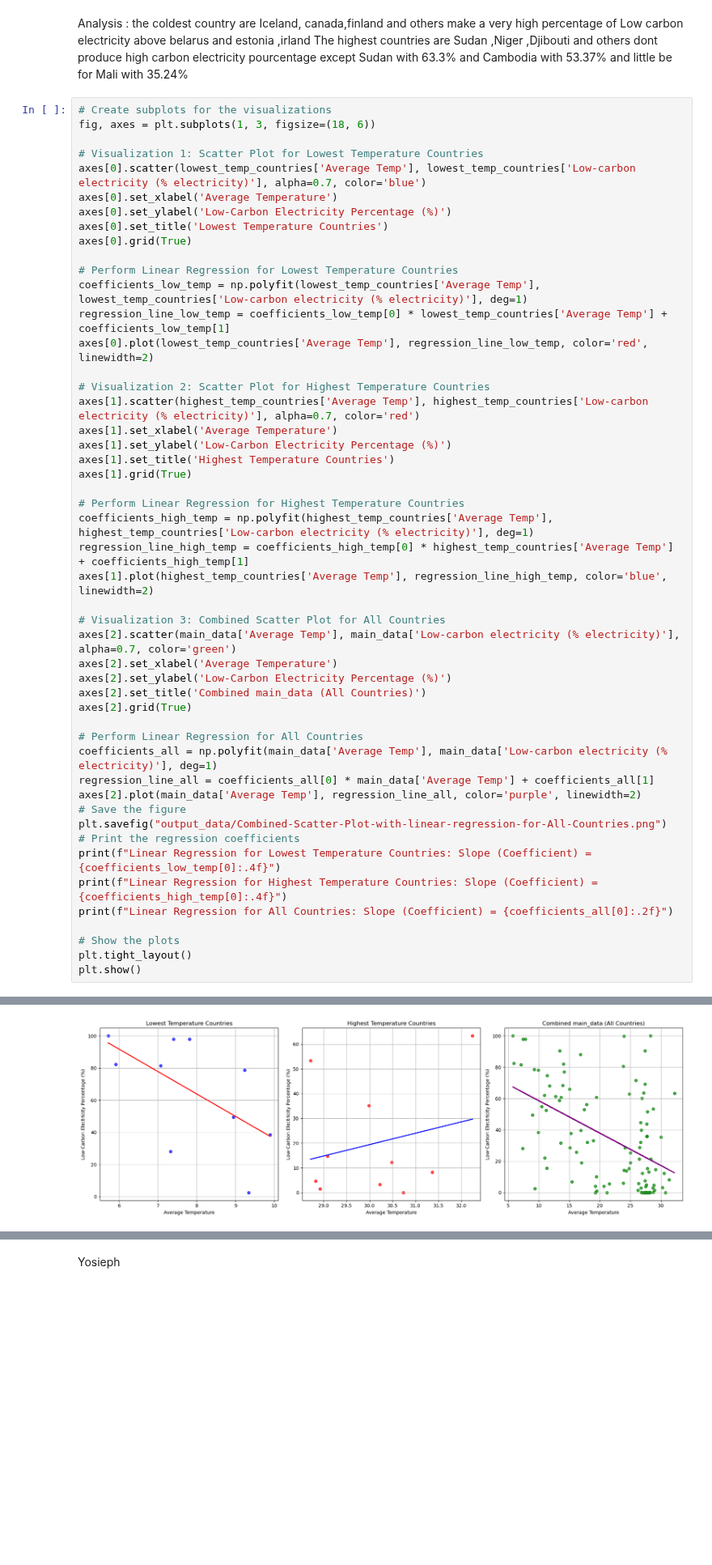
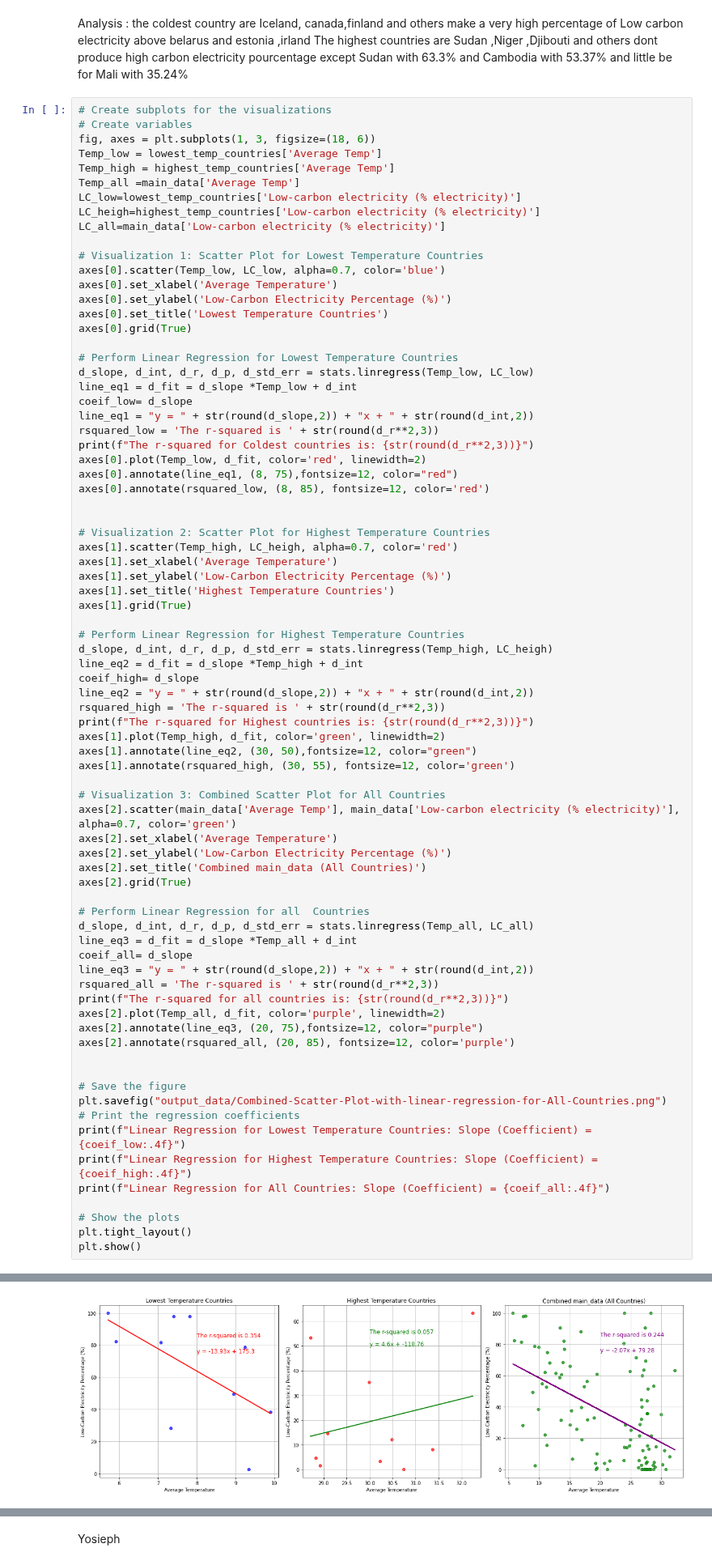
Before and after one commit to yosieph/Project1, a Jupyter notebook: project1.ipynb, the cells around one changed output, grey strips where cells are left out. Shown at 81% size. Saved outputs shown, nothing was run; the diff lists cells and outputs as text; blank space fills up the shorter version.

Commit message:
add Ttest and the r-squared

```diff
--- a/project1.ipynb
+++ b/project1.ipynb
@@ -458,31 +450,51 @@ result_df.head(20)
 Analysis : the coldest country are Iceland, canada,finland and others make a very high percentage of Low carbon electricity above belarus and estonia ,irland The highest countries are Sudan ,Niger ,Djibouti and others dont produce high carbon electricity pourcentage except Sudan with 63.3% and Cambodia with 53.37% and little be for Mali with 35.24%
 # %%
 # Create subplots for the visualizations
+# Create variables
 fig, axes = plt.subplots(1, 3, figsize=(18, 6))
+Temp_low = lowest_temp_countries['Average Temp']
+Temp_high = highest_temp_countries['Average Temp']
+Temp_all =main_data['Average Temp']
+LC_low=lowest_temp_countries['Low-carbon electricity (% electricity)']
+LC_heigh=highest_temp_countries['Low-carbon electricity (% electricity)']
+LC_all=main_data['Low-carbon electricity (% electricity)']
 
 # Visualization 1: Scatter Plot for Lowest Temperature Countries
-axes[0].scatter(lowest_temp_countries['Average Temp'], lowest_temp_countries['Low-carbon electricity (% electricity)'], alpha=0.7, color='blue')
+axes[0].scatter(Temp_low, LC_low, alpha=0.7, color='blue')
 axes[0].set_xlabel('Average Temperature')
 axes[0].set_ylabel('Low-Carbon Electricity Percentage (%)')
 axes[0].set_title('Lowest Temperature Countries')
 axes[0].grid(True)
 
 # Perform Linear Regression for Lowest Temperature Countries
-coefficients_low_temp = np.polyfit(lowest_temp_countries['Average Temp'], lowest_temp_countries['Low-carbon electricity (% electricity)'], deg=1)
-regression_line_low_temp = coefficients_low_temp[0] * lowest_temp_countries['Average Temp'] + coefficients_low_temp[1]
-axes[0].plot(lowest_temp_countries['Average Temp'], regression_line_low_temp, color='red', linewidth=2)
+d_slope, d_int, d_r, d_p, d_std_err = stats.linregress(Temp_low, LC_low)
+line_eq1 = d_fit = d_slope *Temp_low + d_int
+coeif_low= d_slope
+line_eq1 = "y = " + str(round(d_slope,2)) + "x + " + str(round(d_int,2))
+rsquared_low = 'The r-squared is ' + str(round(d_r**2,3))
+print(f"The r-squared for Coldest countries is: {str(round(d_r**2,3))}")
+axes[0].plot(Temp_low, d_fit, color='red', linewidth=2)
+axes[0].annotate(line_eq1, (8, 75),fontsize=12, color="red")
+axes[0].annotate(rsquared_low, (8, 85), fontsize=12, color='red')
+
 
 # Visualization 2: Scatter Plot for Highest Temperature Countries
-axes[1].scatter(highest_temp_countries['Average Temp'], highest_temp_countries['Low-carbon electricity (% electricity)'], alpha=0.7, color='red')
+axes[1].scatter(Temp_high, LC_heigh, alpha=0.7, color='red')
 axes[1].set_xlabel('Average Temperature')
 axes[1].set_ylabel('Low-Carbon Electricity Percentage (%)')
 axes[1].set_title('Highest Temperature Countries')
 axes[1].grid(True)
 
 # Perform Linear Regression for Highest Temperature Countries
-coefficients_high_temp = np.polyfit(highest_temp_countries['Average Temp'], highest_temp_countries['Low-carbon electricity (% electricity)'], deg=1)
-regression_line_high_temp = coefficients_high_temp[0] * highest_temp_countries['Average Temp'] + coefficients_high_temp[1]
-axes[1].plot(highest_temp_countries['Average Temp'], regression_line_high_temp, color='blue', linewidth=2)
+d_slope, d_int, d_r, d_p, d_std_err = stats.linregress(Temp_high, LC_heigh)
+line_eq2 = d_fit = d_slope *Temp_high + d_int
+coeif_high= d_slope
+line_eq2 = "y = " + str(round(d_slope,2)) + "x + " + str(round(d_int,2))
+rsquared_high = 'The r-squared is ' + str(round(d_r**2,3))
+print(f"The r-squared for Highest countries is: {str(round(d_r**2,3))}")
+axes[1].plot(Temp_high, d_fit, color='green', linewidth=2)
+axes[1].annotate(line_eq2, (30, 50),fontsize=12, color="green")
+axes[1].annotate(rsquared_high, (30, 55), fontsize=12, color='green')
 
 # Visualization 3: Combined Scatter Plot for All Countries
 axes[2].scatter(main_data['Average Temp'], main_data['Low-carbon electricity (% electricity)'], alpha=0.7, color='green')
@@ -491,16 +503,24 @@ axes[2].set_ylabel('Low-Carbon Electricity Percentage (%)')
 axes[2].set_title('Combined main_data (All Countries)')
 axes[2].grid(True)
 
-# Perform Linear Regression for All Countries
-coefficients_all = np.polyfit(main_data['Average Temp'], main_data['Low-carbon electricity (% electricity)'], deg=1)
-regression_line_all = coefficients_all[0] * main_data['Average Temp'] + coefficients_all[1]
-axes[2].plot(main_data['Average Temp'], regression_line_all, color='purple', linewidth=2)
+# Perform Linear Regression for all  Countries
+d_slope, d_int, d_r, d_p, d_std_err = stats.linregress(Temp_all, LC_all)
+line_eq3 = d_fit = d_slope *Temp_all + d_int
+coeif_all= d_slope
+line_eq3 = "y = " + str(round(d_slope,2)) + "x + " + str(round(d_int,2))
+rsquared_all = 'The r-squared is ' + str(round(d_r**2,3))
+print(f"The r-squared for all countries is: {str(round(d_r**2,3))}")
+axes[2].plot(Temp_all, d_fit, color='purple', linewidth=2)
+axes[2].annotate(line_eq3, (20, 75),fontsize=12, color="purple")
+axes[2].annotate(rsquared_all, (20, 85), fontsize=12, color='purple')
+
+
 # Save the figure
 plt.savefig("output_data/Combined-Scatter-Plot-with-linear-regression-for-All-Countries.png")
 # Print the regression coefficients
-print(f"Linear Regression for Lowest Temperature Countries: Slope (Coefficient) = {coefficients_low_temp[0]:.4f}")
-print(f"Linear Regression for Highest Temperature Countries: Slope (Coefficient) = {coefficients_high_temp[0]:.4f}")
-print(f"Linear Regression for All Countries: Slope (Coefficient) = {coefficients_all[0]:.2f}")
+print(f"Linear Regression for Lowest Temperature Countries: Slope (Coefficient) = {coeif_low:.4f}")
+print(f"Linear Regression for Highest Temperature Countries: Slope (Coefficient) = {coeif_high:.4f}")
+print(f"Linear Regression for All Countries: Slope (Coefficient) = {coeif_all:.4f}")
 
 # Show the plots
 plt.tight_layout()
@@ -512,4 +535,4 @@ Linear Regression for All Countries: Slope (Coefficient) = -2.07
-[figure, old version]
+[figure, new version]
 # %% [markdown]
 1-Linear Regression for Lowest Temperature Countries: Slope (Coefficient) = -13.9328 so Colder countries tend to rely more heavily on low-carbon electricity sources production but they have a higher percentage of lc production 2-Linear Regression for Highest Temperature Countries: Slope (Coefficient) = 4.6044 so hotter countries in this group demonstrate a evolutif production of low-carbon electricity 3-Linear Regression for All Countries: Slope (Coefficient) = -2.07 so this indicate that as the average temperature increases, the percentage of low-carbon electricity decreases
 
```
Also changed, not shown: parts of 13 cells of this notebook, 5 other files.
